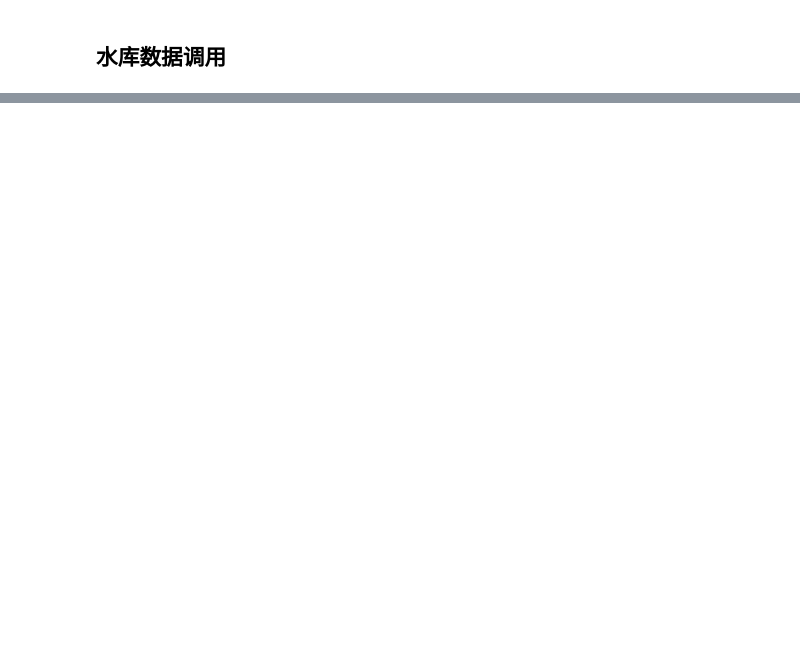
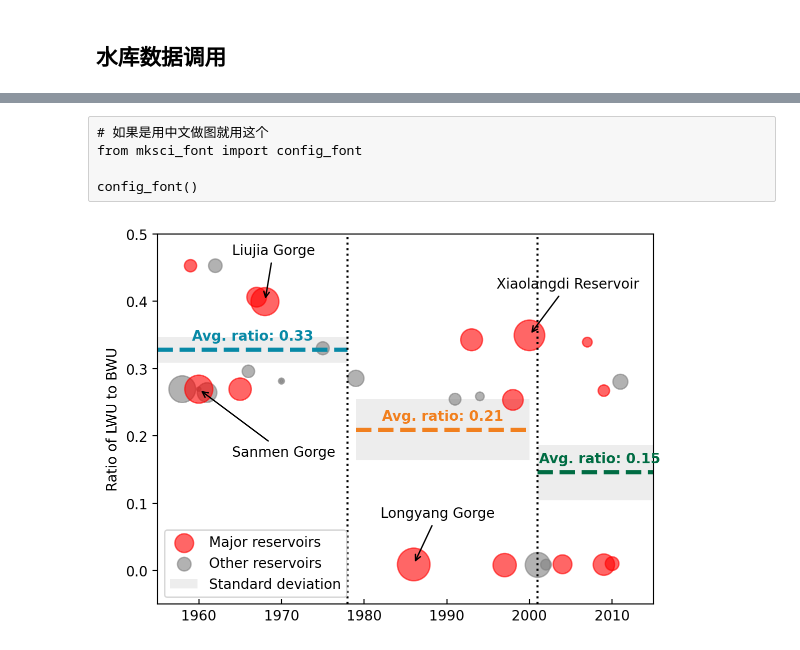
Before and after one commit to SongshGeo/Water-Governance-Regimes, a Jupyter notebook: notebooks/regime_shift_causes.ipynb, the cells around one changed output, grey strips where cells are left out. Drawn from its saved outputs; the diff is of its cells as text; code cells hidden in the pictures; blank space fills up the shorter version.

```diff
--- a/notebooks/regime_shift_causes.ipynb
+++ b/notebooks/regime_shift_causes.ipynb
@@ -26,7 +26,6 @@ from matplotlib import pyplot as plt
 import matplotlib.colors
 import sys
 from matplotlib.gridspec import GridSpec
-from regimes_yrb.tools.statistic import plot_pittitt_change_points
 
 plt.rcParams["xtick.direction"] = "in"
 plt.rcParams["ytick.direction"] = "out"
@@ -36,7 +35,7 @@ period_colors = ["#0889A6", "#F1801F", "#006C43"]
 
 # 加载阈值为 0.05的数据，即与黄河流域相交面积大于全市总面积 5% 的所有市
 city_yr = pd.read_csv(
-    "../data/perfectures/yr/perfectures_in_YR_with_threshold_0.05.csv",
+    cfg.db.perfectures,
     index_col=0,
 )
 
@@ -57,3 +75,8 @@ config_font()
+# %% [raw]
+# 如果是用中文做图就用这个
+from mksci_font import config_font
+
+config_font()
 # %%
 def get_region_wu(yr, region):
     region_wu = (
@@ -99,7 +122,8 @@ def plot_reservoirs(ax):
         y=hubs["ratio"],
         s=np.log(hubs["容量"]) * scale,
         color="red",
-        label="枢纽水库",
+        # label="枢纽水库",
+        label="Major reservoirs",
         alpha=alpha,
         zorder=2,
     )
@@ -108,14 +132,15 @@ def plot_reservoirs(ax):
         y=not_hubs["ratio"],
         s=np.log(not_hubs["容量"]) * scale,
         color="gray",
-        label="其它水库",
+        label="Other reservoirs",
+        # label="其它水库",
         alpha=alpha,
         zorder=1,
     )
 
     #     ax.set_xlabel("Year")
-    ax.set_ylabel("区域用水占流域总用水比重")
-    # ax.set_ylabel("Ratio of LWU to BWU")
+    # ax.set_ylabel("区域用水占流域总用水比重")
+    ax.set_ylabel("Ratio of LWU to BWU")
 
     # ========= 标注关键的水库 ========= #
     mask1 = reservoirs["枢纽"] == 1
@@ -137,7 +162,7 @@ def plot_reservoirs(ax):
         name = row[8]
         if en_name == "Sanmen Gorge":
             ax.annotate(
-                name,
+                en_name,
                 xy=(yr, ratio),
                 xycoords="data",
                 xytext=(yr + 4, ratio - 0.1),
@@ -146,7 +171,7 @@ def plot_reservoirs(ax):
             )
         else:
             ax.annotate(
-                name,
+                en_name,
                 xy=(yr, ratio),
                 xycoords="data",
                 xytext=(yr - 4, ratio + 0.07),
@@ -183,7 +208,8 @@ def plot_reservoirs(ax):
                 facecolor="lightgray",
                 alpha=0.4,
                 zorder=-1,
-                label="标准误差",
+                # label="标准误差",
+                label="Standard deviation",
             )
         else:
             ax.axvspan(
@@ -196,32 +222,35 @@ def plot_reservoirs(ax):
                 zorder=-1,
             )
         ax.axhline(
             ratio,
             start_ratio,
             end_ratio,
             ls="--",
             lw=3,
             color=period_colors[i],
         )
-        note = f"平均值: {ratio:.2f}"
+        # note = f"平均值: {ratio:.2f}"
+        note = f"Avg. ratio: {ratio:.2f}"
         ax.text(
             (start + end) / 2,
             ratio + 0.02,
             s=note,
             color=period_colors[i],
             weight="bold",
             ha="center",
             va="center",
         )
 
     # 阶段划分
     ax.axvline(x=1978, ls=":", lw=1.5, c="black")
     ax.axvline(x=2001, ls=":", lw=1.5, c="black")
 
     ax.legend(loc=3)
     return periods_ratio_dict
 
 
 ratio_data = plot_reservoirs(ax)
 plt.show();
+# %% [output]
+[figure, added]
 # %%
```
Also changed, not shown: parts of 5 cells of this notebook, 1 other file.
